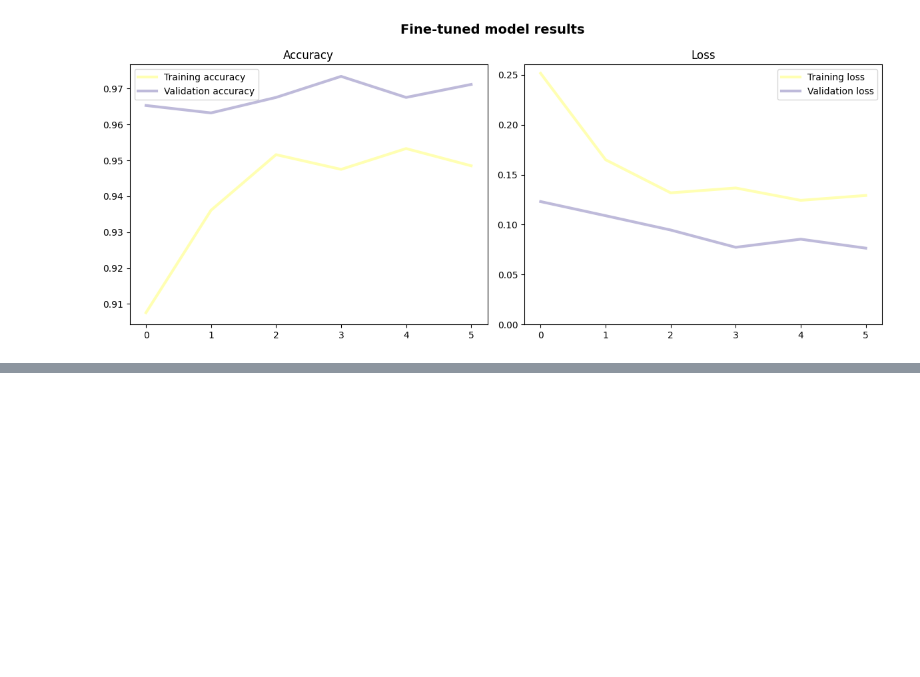
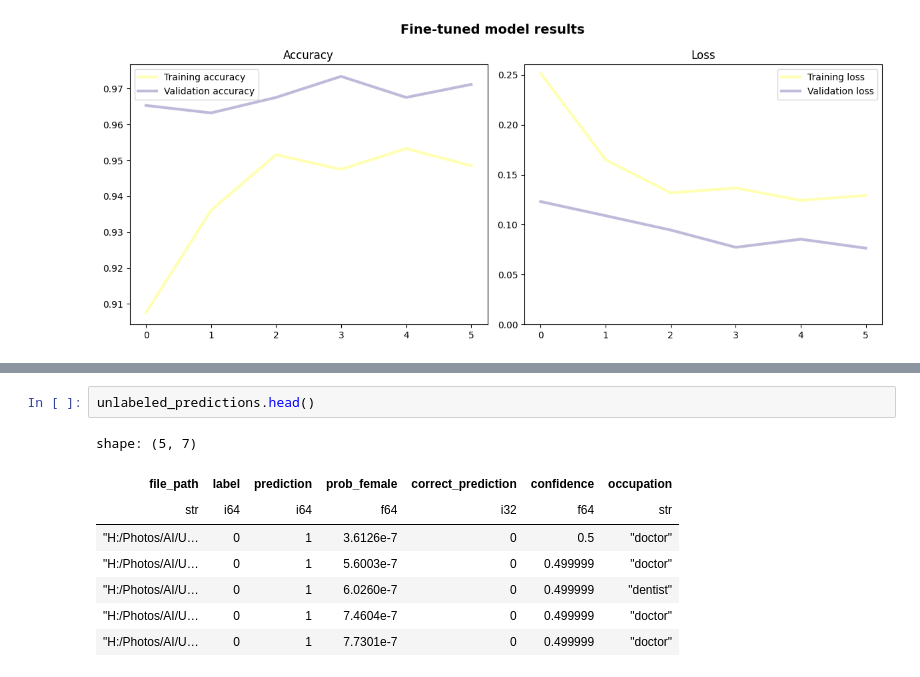
Before and after one commit to Breza/genderative_ai, a Jupyter notebook: Analysis/genderative_analysis.ipynb, the cells around one changed output, grey strips where cells are left out. Saved outputs shown, nothing was run; the diff lists cells and outputs as text; blank space fills up the shorter version.

```diff
--- a/Analysis/genderative_analysis.ipynb
+++ b/Analysis/genderative_analysis.ipynb
@@ -603,0 +618,11 @@ exploration_results.sort(sorting_expression)
+# %%
+unlabeled_predictions.head()
+# %% [output]
+shape: (5, 7)
+| file_path | label | prediction | prob_female | correct_prediction | confidence | occupation |
+| str | i64 | i64 | f64 | i32 | f64 | str |
+| "H:/Photos/AI/U… | 0 | 1 | 3.6126e-7 | 0 | 0.5 | "doctor" |
+| "H:/Photos/AI/U… | 0 | 1 | 5.6003e-7 | 0 | 0.499999 | "doctor" |
+| "H:/Photos/AI/U… | 0 | 1 | 6.0260e-7 | 0 | 0.499999 | "dentist" |
+| "H:/Photos/AI/U… | 0 | 1 | 7.4604e-7 | 0 | 0.499999 | "doctor" |
+| "H:/Photos/AI/U… | 0 | 1 | 7.7301e-7 | 0 | 0.499999 | "doctor" |
```
Also changed, not shown: parts of 18 cells of this notebook, 1 other file.
